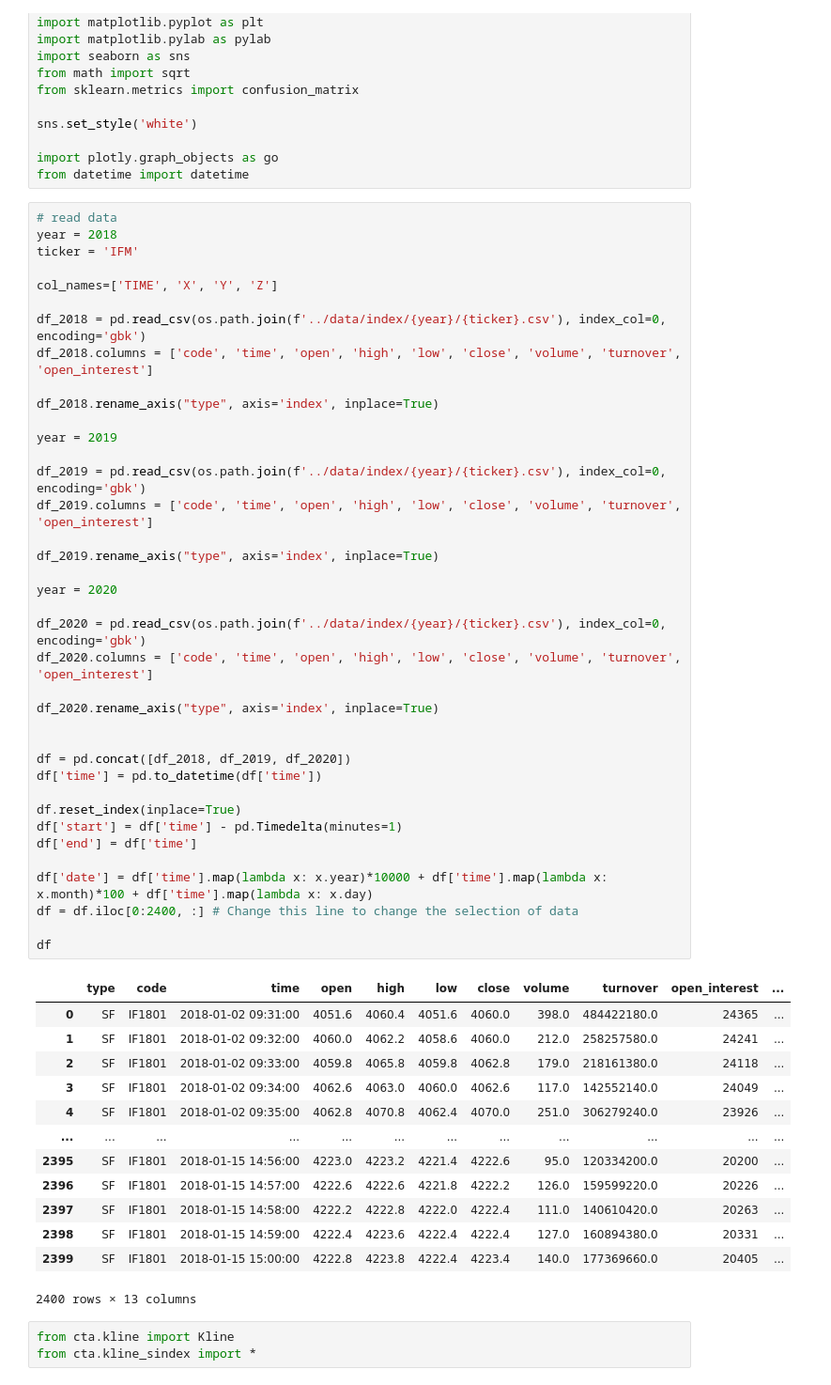
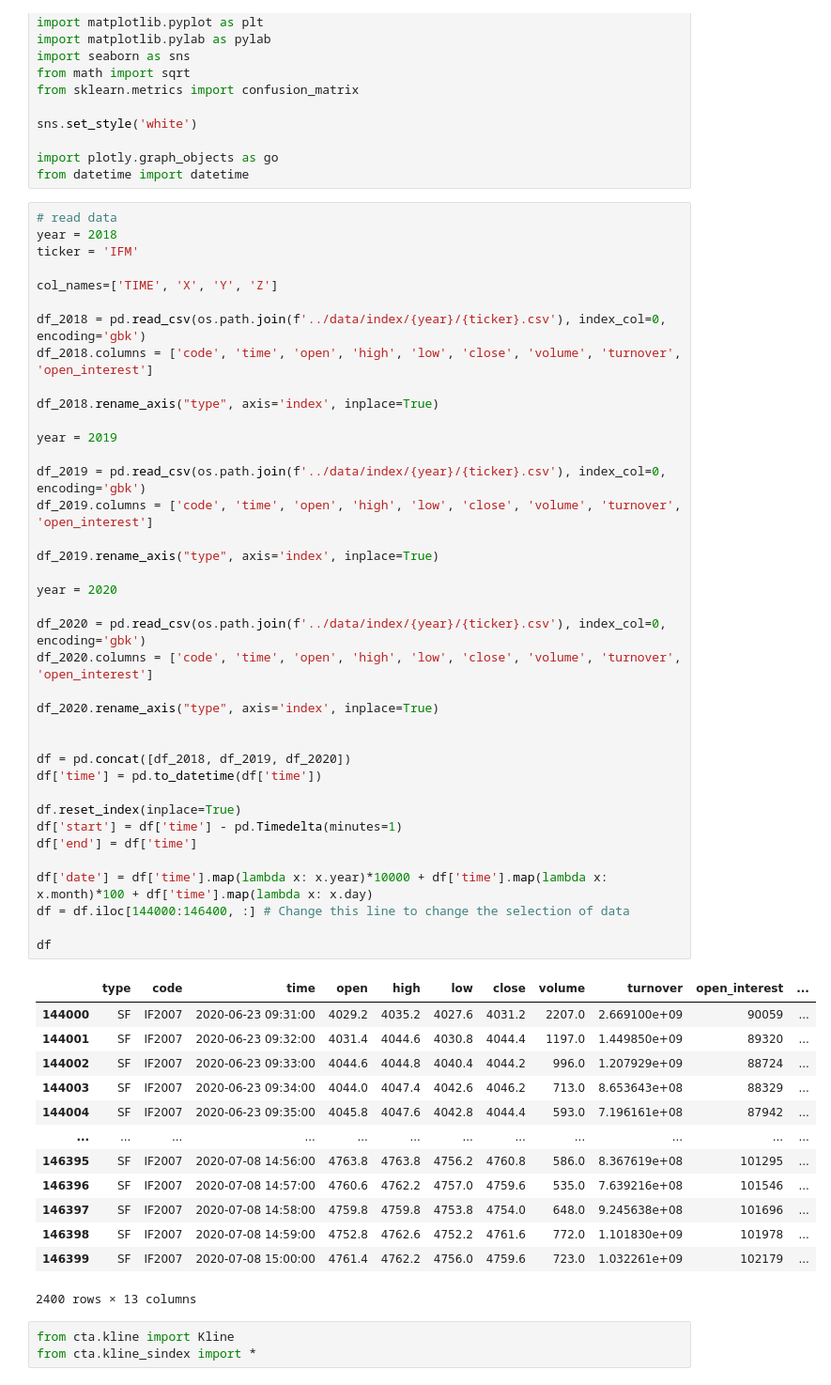
Before and after one commit to mingweima/ml_cta, a Jupyter notebook: notebook/2021-3-9-K-Line-Analysis.ipynb, the cells around one changed output. Shown at 94% size. Drawn from its saved outputs; the diff is of its cells as text.

```diff
--- a/notebook/2021-3-9-K-Line-Analysis.ipynb
+++ b/notebook/2021-3-9-K-Line-Analysis.ipynb
@@ -25,45 +25,45 @@ df_2018.columns = ['code', 'time', 'open', 'high', 'low', 'close', 'volume', 'tu
 
 df_2018.rename_axis("type", axis='index', inplace=True)
 
 year = 2019
 
 df_2019 = pd.read_csv(os.path.join(f'../data/index/{year}/{ticker}.csv'), index_col=0, encoding='gbk')
 df_2019.columns = ['code', 'time', 'open', 'high', 'low', 'close', 'volume', 'turnover', 'open_interest']
 
 df_2019.rename_axis("type", axis='index', inplace=True)
 
 year = 2020
 
 df_2020 = pd.read_csv(os.path.join(f'../data/index/{year}/{ticker}.csv'), index_col=0, encoding='gbk')
 df_2020.columns = ['code', 'time', 'open', 'high', 'low', 'close', 'volume', 'turnover', 'open_interest']
 
 df_2020.rename_axis("type", axis='index', inplace=True)
 
 
 df = pd.concat([df_2018, df_2019, df_2020])
 df['time'] = pd.to_datetime(df['time'])
 
 df.reset_index(inplace=True)
 df['start'] = df['time'] - pd.Timedelta(minutes=1)
 df['end'] = df['time']
 
 df['date'] = df['time'].map(lambda x: x.year)*10000 + df['time'].map(lambda x: x.month)*100 + df['time'].map(lambda x: x.day)
-df = df.iloc[0:2400, :] # Change this line to change the selection of data
+df = df.iloc[144000:146400, :] # Change this line to change the selection of data
 
 df
 # %% [output]
 |  | type | code | time | open | high | low | close | volume | turnover | open_interest | ... |
-| 0 | SF | IF1801 | 2018-01-02 09:31:00 | 4051.6 | 4060.4 | 4051.6 | 4060.0 | 398.0 | 484422180.0 | 24365 | ... |
-| 1 | SF | IF1801 | 2018-01-02 09:32:00 | 4060.0 | 4062.2 | 4058.6 | 4060.0 | 212.0 | 258257580.0 | 24241 | ... |
-| 2 | SF | IF1801 | 2018-01-02 09:33:00 | 4059.8 | 4065.8 | 4059.8 | 4062.8 | 179.0 | 218161380.0 | 24118 | ... |
-| 3 | SF | IF1801 | 2018-01-02 09:34:00 | 4062.6 | 4063.0 | 4060.0 | 4062.6 | 117.0 | 142552140.0 | 24049 | ... |
-| 4 | SF | IF1801 | 2018-01-02 09:35:00 | 4062.8 | 4070.8 | 4062.4 | 4070.0 | 251.0 | 306279240.0 | 23926 | ... |
+| 144000 | SF | IF2007 | 2020-06-23 09:31:00 | 4029.2 | 4035.2 | 4027.6 | 4031.2 | 2207.0 | 2.669100e+09 | 90059 | ... |
+| 144001 | SF | IF2007 | 2020-06-23 09:32:00 | 4031.4 | 4044.6 | 4030.8 | 4044.4 | 1197.0 | 1.449850e+09 | 89320 | ... |
+| 144002 | SF | IF2007 | 2020-06-23 09:33:00 | 4044.6 | 4044.8 | 4040.4 | 4044.2 | 996.0 | 1.207929e+09 | 88724 | ... |
+| 144003 | SF | IF2007 | 2020-06-23 09:34:00 | 4044.0 | 4047.4 | 4042.6 | 4046.2 | 713.0 | 8.653643e+08 | 88329 | ... |
+| 144004 | SF | IF2007 | 2020-06-23 09:35:00 | 4045.8 | 4047.6 | 4042.8 | 4044.4 | 593.0 | 7.196161e+08 | 87942 | ... |
 | ... | ... | ... | ... | ... | ... | ... | ... | ... | ... | ... | ... |
-| 2395 | SF | IF1801 | 2018-01-15 14:56:00 | 4223.0 | 4223.2 | 4221.4 | 4222.6 | 95.0 | 120334200.0 | 20200 | ... |
-| 2396 | SF | IF1801 | 2018-01-15 14:57:00 | 4222.6 | 4222.6 | 4221.8 | 4222.2 | 126.0 | 159599220.0 | 20226 | ... |
-| 2397 | SF | IF1801 | 2018-01-15 14:58:00 | 4222.2 | 4222.8 | 4222.0 | 4222.4 | 111.0 | 140610420.0 | 20263 | ... |
-| 2398 | SF | IF1801 | 2018-01-15 14:59:00 | 4222.4 | 4223.6 | 4222.4 | 4222.4 | 127.0 | 160894380.0 | 20331 | ... |
-| 2399 | SF | IF1801 | 2018-01-15 15:00:00 | 4222.8 | 4223.8 | 4222.4 | 4223.4 | 140.0 | 177369660.0 | 20405 | ... |
+| 146395 | SF | IF2007 | 2020-07-08 14:56:00 | 4763.8 | 4763.8 | 4756.2 | 4760.8 | 586.0 | 8.367619e+08 | 101295 | ... |
+| 146396 | SF | IF2007 | 2020-07-08 14:57:00 | 4760.6 | 4762.2 | 4757.0 | 4759.6 | 535.0 | 7.639216e+08 | 101546 | ... |
+| 146397 | SF | IF2007 | 2020-07-08 14:58:00 | 4759.8 | 4759.8 | 4753.8 | 4754.0 | 648.0 | 9.245638e+08 | 101696 | ... |
+| 146398 | SF | IF2007 | 2020-07-08 14:59:00 | 4752.8 | 4762.6 | 4752.2 | 4761.6 | 772.0 | 1.101830e+09 | 101978 | ... |
+| 146399 | SF | IF2007 | 2020-07-08 15:00:00 | 4761.4 | 4762.2 | 4756.0 | 4759.6 | 723.0 | 1.032261e+09 | 102179 | ... |
 2400 rows × 13 columns
 # %%
 from cta.kline import Kline
```
Also changed, not shown: parts of 3 cells of this notebook.
